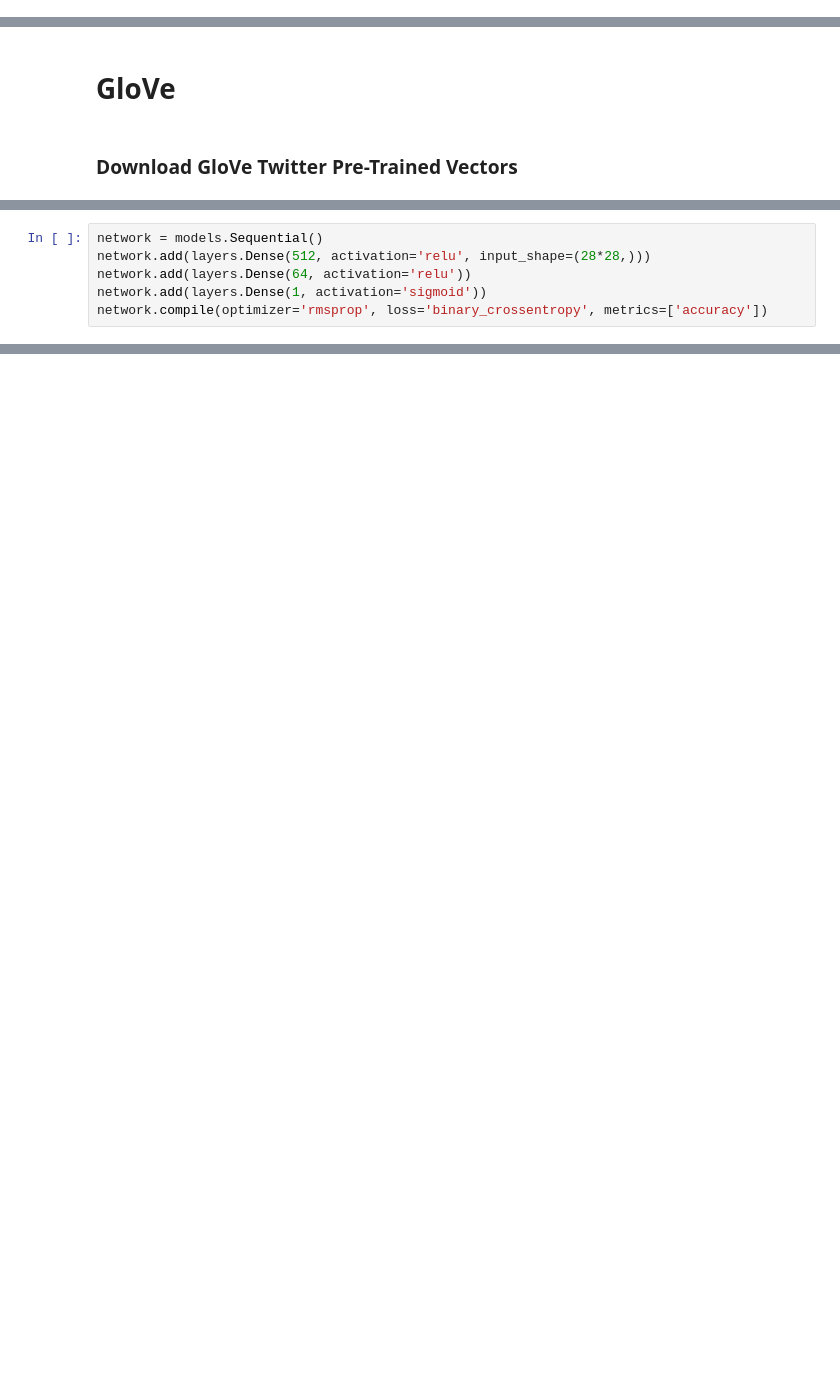
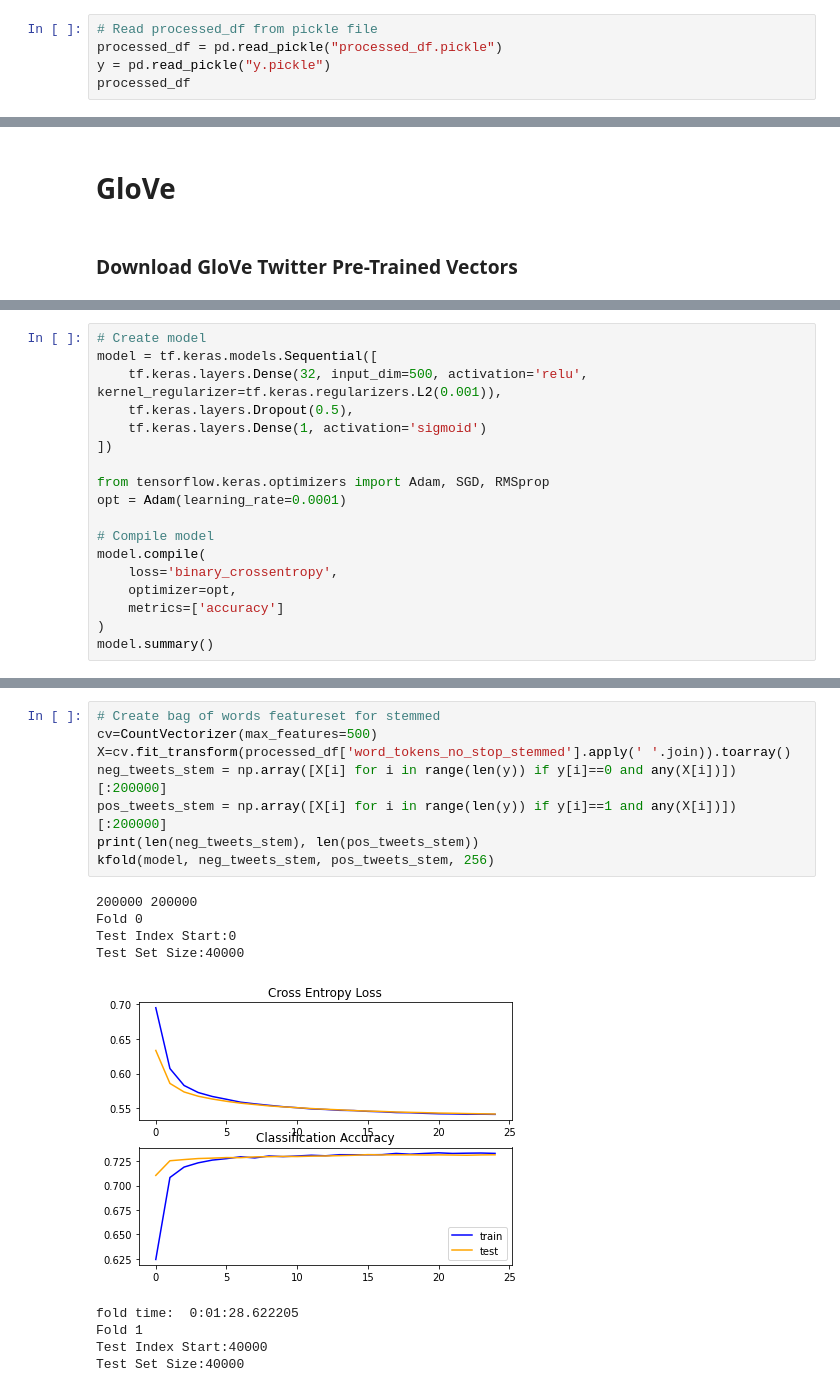
Before and after one commit to NJindia/Tweet_Sentimentality_Classification, a Jupyter notebook: Feature Generation.ipynb, the cells around one changed output, grey strips where cells are left out. Saved outputs shown, nothing was run; the diff lists cells and outputs as text; blank space fills up the shorter version.

```diff
--- a/Feature Generation.ipynb
+++ b/Feature Generation.ipynb
@@ -208,0 +120,5 @@ processed_df
+# %%
+# Read processed_df from pickle file
+processed_df = pd.read_pickle("processed_df.pickle")
+y = pd.read_pickle("y.pickle")
+processed_df
@@ -276,6 +210,18 @@ MemoryError:
 # %%
-network = models.Sequential()
-network.add(layers.Dense(512, activation='relu', input_shape=(28*28,)))
-network.add(layers.Dense(64, activation='relu'))
-network.add(layers.Dense(1, activation='sigmoid'))
-network.compile(optimizer='rmsprop', loss='binary_crossentropy', metrics=['accuracy'])
+# Create model
+model = tf.keras.models.Sequential([
+    tf.keras.layers.Dense(32, input_dim=500, activation='relu', kernel_regularizer=tf.keras.regularizers.L2(0.001)),
+    tf.keras.layers.Dropout(0.5),
+    tf.keras.layers.Dense(1, activation='sigmoid')
+])
+
+from tensorflow.keras.optimizers import Adam, SGD, RMSprop
+opt = Adam(learning_rate=0.0001)
+
+# Compile model
+model.compile(
+    loss='binary_crossentropy',
+    optimizer=opt,
+    metrics=['accuracy']
+)
+model.summary()
@@ -281,0 +246,18 @@ network.compile(optimizer='rmsprop', loss='binary_crossentropy', metrics=['accur
+# %%
+# Create bag of words featureset for stemmed
+cv=CountVectorizer(max_features=500)
+X=cv.fit_transform(processed_df['word_tokens_no_stop_stemmed'].apply(' '.join)).toarray()
+neg_tweets_stem = np.array([X[i] for i in range(len(y)) if y[i]==0 and any(X[i])])[:200000]
+pos_tweets_stem = np.array([X[i] for i in range(len(y)) if y[i]==1 and any(X[i])])[:200000]
+print(len(neg_tweets_stem), len(pos_tweets_stem))
+kfold(model, neg_tweets_stem, pos_tweets_stem, 256)
+# %% [output]
+200000 200000
+Fold 0
+Test Index Start:0
+Test Set Size:40000
+[figure, added]
+fold time:  0:01:28.622205
+Fold 1
+Test Index Start:40000
+Test Set Size:40000
```
Also changed, not shown: parts of 23 cells of this notebook, 1 other file.
